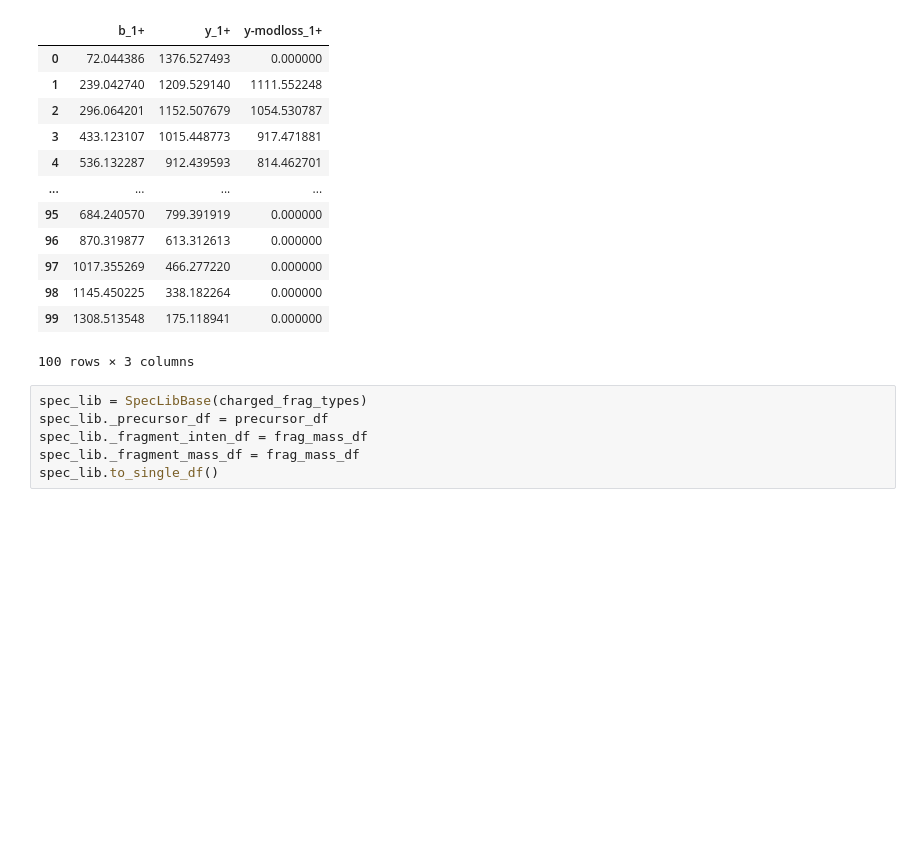
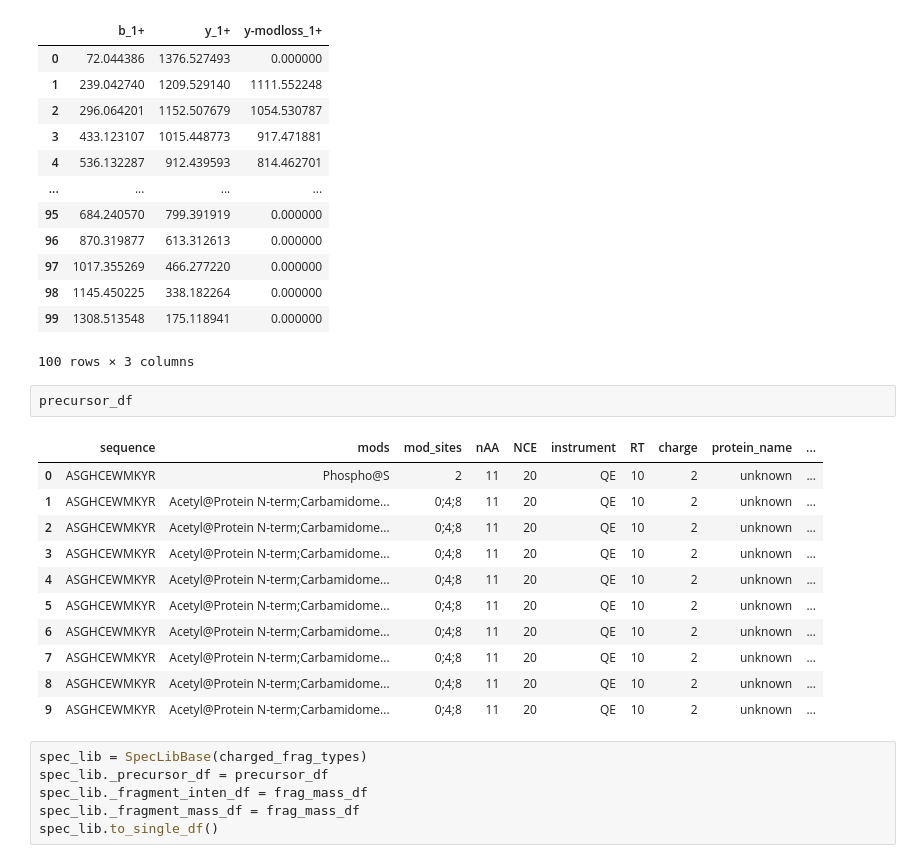
Before and after one commit to MannLabs/alphabase, a Jupyter notebook: nbdev_nbs/library/library_base.ipynb, the cells around one changed output. Drawn from its saved outputs; the diff is of its cells as text; blank space fills up the shorter version.

```diff
--- a/nbdev_nbs/library/library_base.ipynb
+++ b/nbdev_nbs/library/library_base.ipynb
@@ -413,6 +413,20 @@ frag_mass_df
 | 98 | 1145.450225 | 338.182264 | 0.000000 |
 | 99 | 1308.513548 | 175.118941 | 0.000000 |
 100 rows × 3 columns
+# %%
+precursor_df
+# %% [output]
+|  | sequence | mods | mod_sites | nAA | NCE | instrument | RT | charge | protein_name | ... |
+| 0 | ASGHCEWMKYR | Phospho@S | 2 | 11 | 20 | QE | 10 | 2 | unknown | ... |
+| 1 | ASGHCEWMKYR | Acetyl@Protein N-term;Carbamidome... | 0;4;8 | 11 | 20 | QE | 10 | 2 | unknown | ... |
+| 2 | ASGHCEWMKYR | Acetyl@Protein N-term;Carbamidome... | 0;4;8 | 11 | 20 | QE | 10 | 2 | unknown | ... |
+| 3 | ASGHCEWMKYR | Acetyl@Protein N-term;Carbamidome... | 0;4;8 | 11 | 20 | QE | 10 | 2 | unknown | ... |
+| 4 | ASGHCEWMKYR | Acetyl@Protein N-term;Carbamidome... | 0;4;8 | 11 | 20 | QE | 10 | 2 | unknown | ... |
+| 5 | ASGHCEWMKYR | Acetyl@Protein N-term;Carbamidome... | 0;4;8 | 11 | 20 | QE | 10 | 2 | unknown | ... |
+| 6 | ASGHCEWMKYR | Acetyl@Protein N-term;Carbamidome... | 0;4;8 | 11 | 20 | QE | 10 | 2 | unknown | ... |
+| 7 | ASGHCEWMKYR | Acetyl@Protein N-term;Carbamidome... | 0;4;8 | 11 | 20 | QE | 10 | 2 | unknown | ... |
+| 8 | ASGHCEWMKYR | Acetyl@Protein N-term;Carbamidome... | 0;4;8 | 11 | 20 | QE | 10 | 2 | unknown | ... |
+| 9 | ASGHCEWMKYR | Acetyl@Protein N-term;Carbamidome... | 0;4;8 | 11 | 20 | QE | 10 | 2 | unknown | ... |
 # %%
 spec_lib = SpecLibBase(charged_frag_types)
 spec_lib._precursor_df = precursor_df
```
